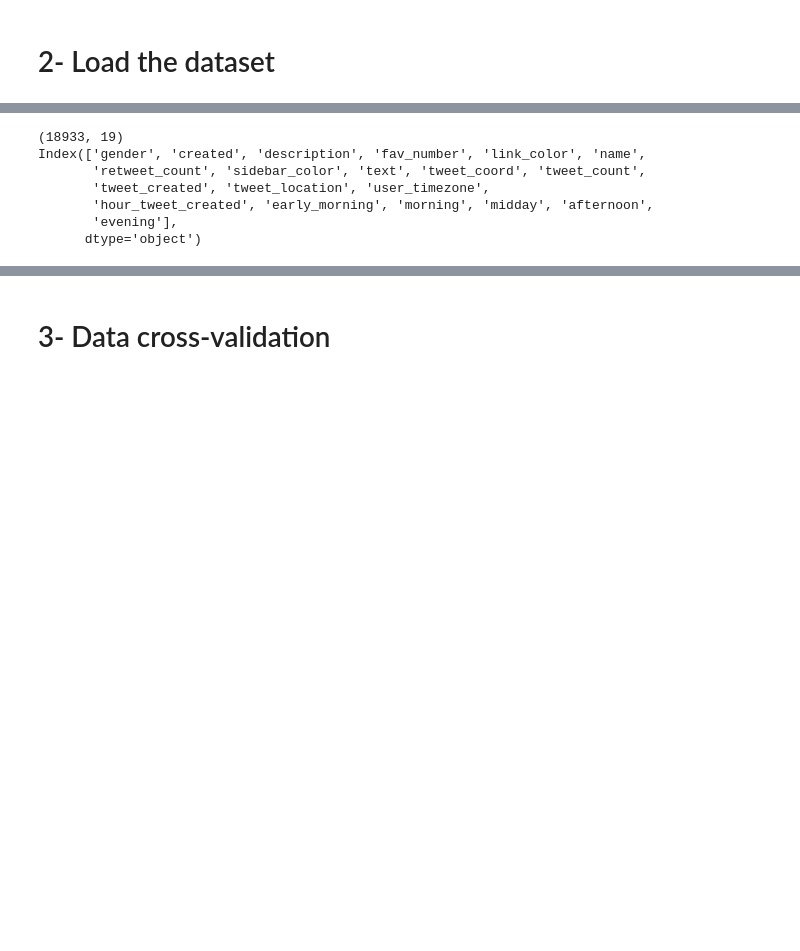
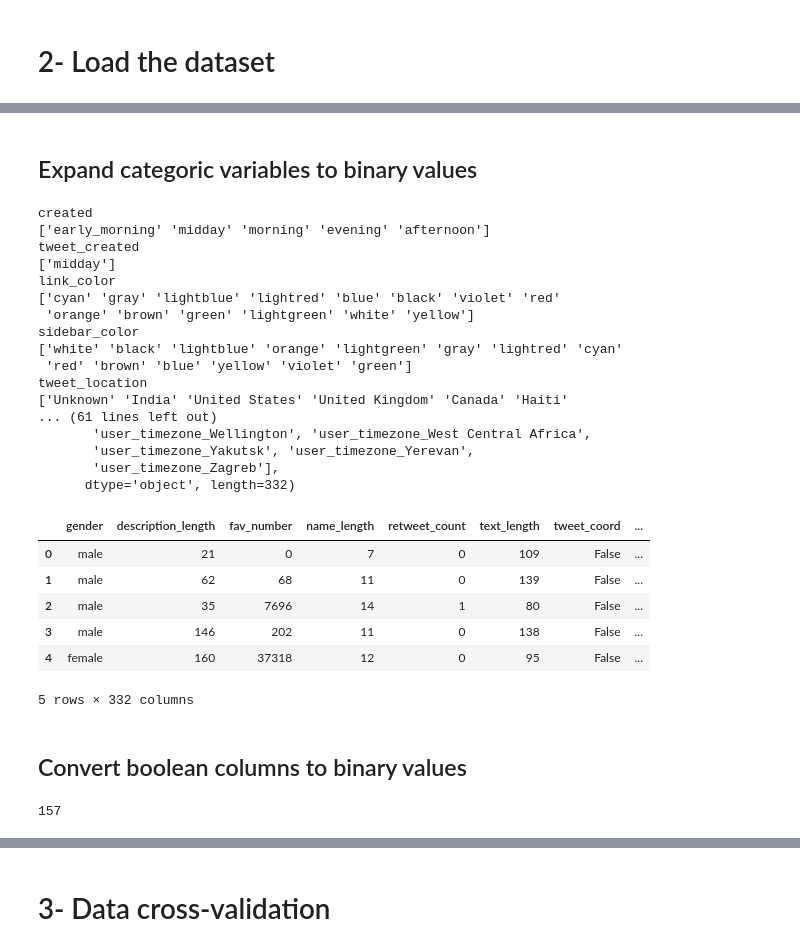
Before and after one commit to ribes96/Grau-MD, a Jupyter notebook: Entrega2/KNN method.ipynb, the cells around one changed output, grey strips where cells are left out. Saved outputs shown, nothing was run; the diff lists cells and outputs as text; code cells hidden in the pictures; blank space fills up the shorter version.

```diff
--- a/Entrega2/KNN method.ipynb
+++ b/Entrega2/KNN method.ipynb
@@ -80,16 +26,59 @@ Index(['gender', 'created', 'description', 'fav_number', 'link_color', 'name',
-# %%
-# Separate data from labels
-labels = twigen['gender']
-data = twigen.drop('gender', axis = 1)
-
-# Data shape (n observations, n properties)
-print(data.shape)
-print(twigen.columns)
-# %% [output]
-(18933, 19)
-Index(['gender', 'created', 'description', 'fav_number', 'link_color', 'name',
-       'retweet_count', 'sidebar_color', 'text', 'tweet_coord', 'tweet_count',
-       'tweet_created', 'tweet_location', 'user_timezone',
-       'hour_tweet_created', 'early_morning', 'morning', 'midday', 'afternoon',
-       'evening'],
-      dtype='object')
+# %% [markdown]
+## Expand categoric variables to binary values
+# %%
+def expand_categoric_column_with_binary_values(column_name):
+    global twigen
+    print(column_name)
+    print(twigen[column_name].unique())
+    twigen = pd.concat([
+            twigen.drop(column_name, axis=1),
+            pd.get_dummies(twigen[column_name], prefix=column_name, sparse=True)
+        ], axis=1)
+
+expand_categoric_column_with_binary_values('created')
+expand_categoric_column_with_binary_values('tweet_created')
+expand_categoric_column_with_binary_values('link_color')
+expand_categoric_column_with_binary_values('sidebar_color')
+expand_categoric_column_with_binary_values('tweet_location')
+expand_categoric_column_with_binary_values('user_timezone')
+
+twigen.info()
+print(twigen.columns)
+twigen.head()
+# %% [output]
+created
+['early_morning' 'midday' 'morning' 'evening' 'afternoon']
+tweet_created
+['midday']
+link_color
+['cyan' 'gray' 'lightblue' 'lightred' 'blue' 'black' 'violet' 'red'
+ 'orange' 'brown' 'green' 'lightgreen' 'white' 'yellow']
+sidebar_color
+['white' 'black' 'lightblue' 'orange' 'lightgreen' 'gray' 'lightred' 'cyan'
+ 'red' 'brown' 'blue' 'yellow' 'violet' 'green']
+tweet_location
+['Unknown' 'India' 'United States' 'United Kingdom' 'Canada' 'Haiti'
+... (61 lines left out)
+       'user_timezone_Wellington', 'user_timezone_West Central Africa',
+       'user_timezone_Yakutsk', 'user_timezone_Yerevan',
+       'user_timezone_Zagreb'],
+      dtype='object', length=332)
+|  | gender | description_length | fav_number | name_length | retweet_count | text_length | tweet_coord | ... |
+| 0 | male | 21 | 0 | 7 | 0 | 109 | False | ... |
+| 1 | male | 62 | 68 | 11 | 0 | 139 | False | ... |
+| 2 | male | 35 | 7696 | 14 | 1 | 80 | False | ... |
+| 3 | male | 146 | 202 | 11 | 0 | 138 | False | ... |
+| 4 | female | 160 | 37318 | 12 | 0 | 95 | False | ... |
+5 rows × 332 columns
+# %% [markdown]
+## Convert boolean columns to binary values
+# %%
+def boolean_to_binary(column_name):
+    global twigen
+    twigen[column_name] = twigen[column_name].apply(lambda boolean: int(boolean))
+
+boolean_to_binary('tweet_coord')
+
+twigen.tweet_coord.sum()
+# %% [output]
+157
```
Also changed, not shown: parts of 12 cells of this notebook, 2 other files.
